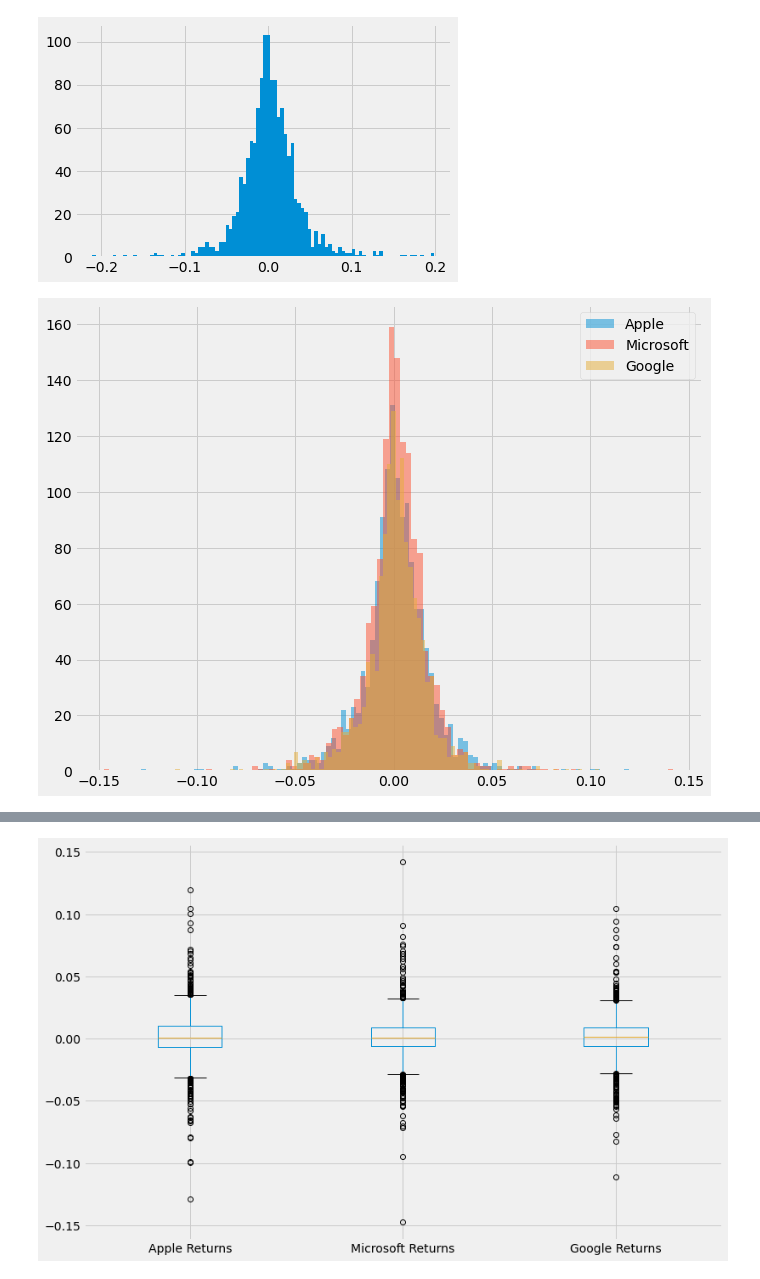
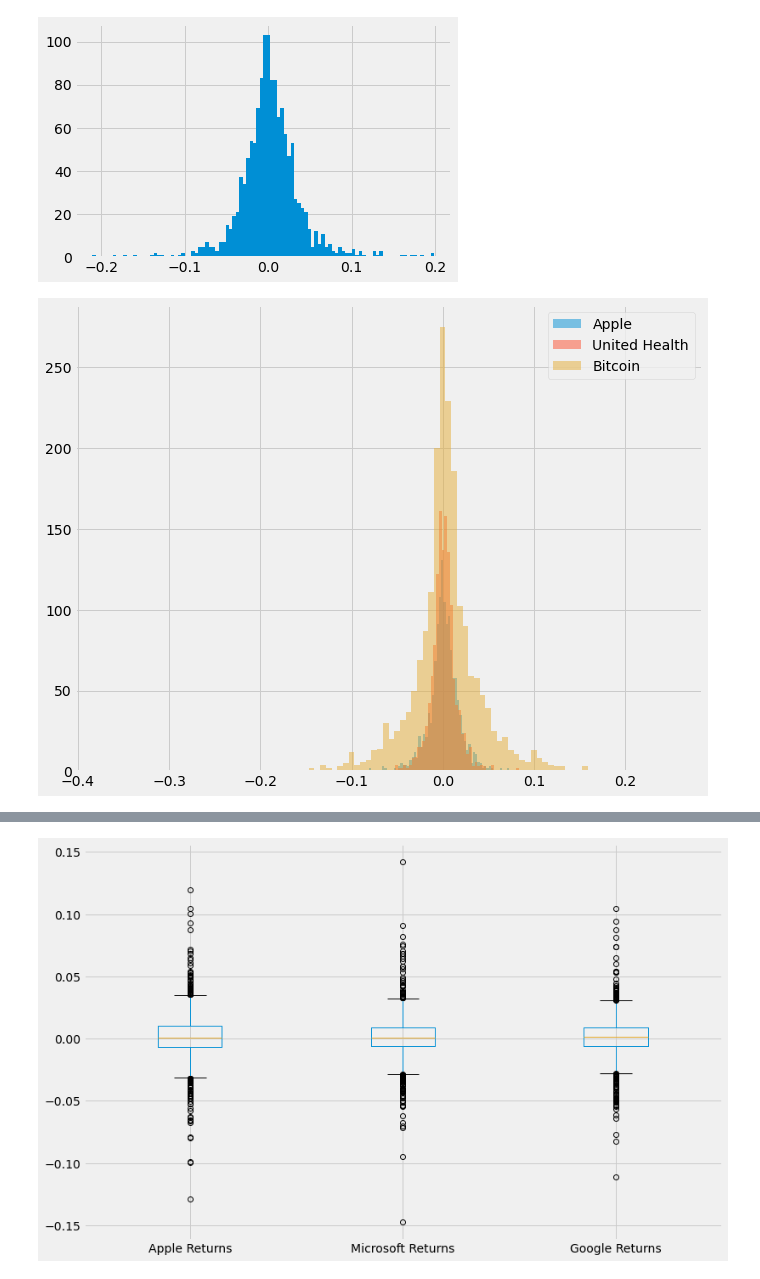
Before and after one commit to jmg0144/Stock-Market-Analysis, a Jupyter notebook: Stock-Market-Analysis.ipynb, the cells around one changed output, grey strips where cells are left out. Saved outputs shown, nothing was run; the diff lists cells and outputs as text; code cells hidden in the pictures.

```diff
--- a/Stock-Market-Analysis.ipynb
+++ b/Stock-Market-Analysis.ipynb
@@ -256,10 +270,10 @@ tesla['Returns'].hist(bins=100);
 [figure]
 # %%
 apple['Returns'].hist(bins=100, label='Apple', figsize=(10,8), alpha=0.5)
-microsoft['Returns'].hist(bins=100, label='Microsoft', figsize=(10,8), alpha=0.5)
-google['Returns'].hist(bins=100, label='Google', figsize=(10,8), alpha=0.5)
+united_health['Returns'].hist(bins=100, label='United Health', figsize=(10,8), alpha=0.5)
+bitcoin['Returns'].hist(bins=100, label='Bitcoin', figsize=(10,8), alpha=0.5)
 plt.legend();
 # %% [output]
-[figure, old version]
+[figure, new version]
 # %%
 apple['Returns'].plot(kind='kde', label='Apple', figsize=(10,8))
```
Also changed, not shown: parts of 112 cells of this notebook.
